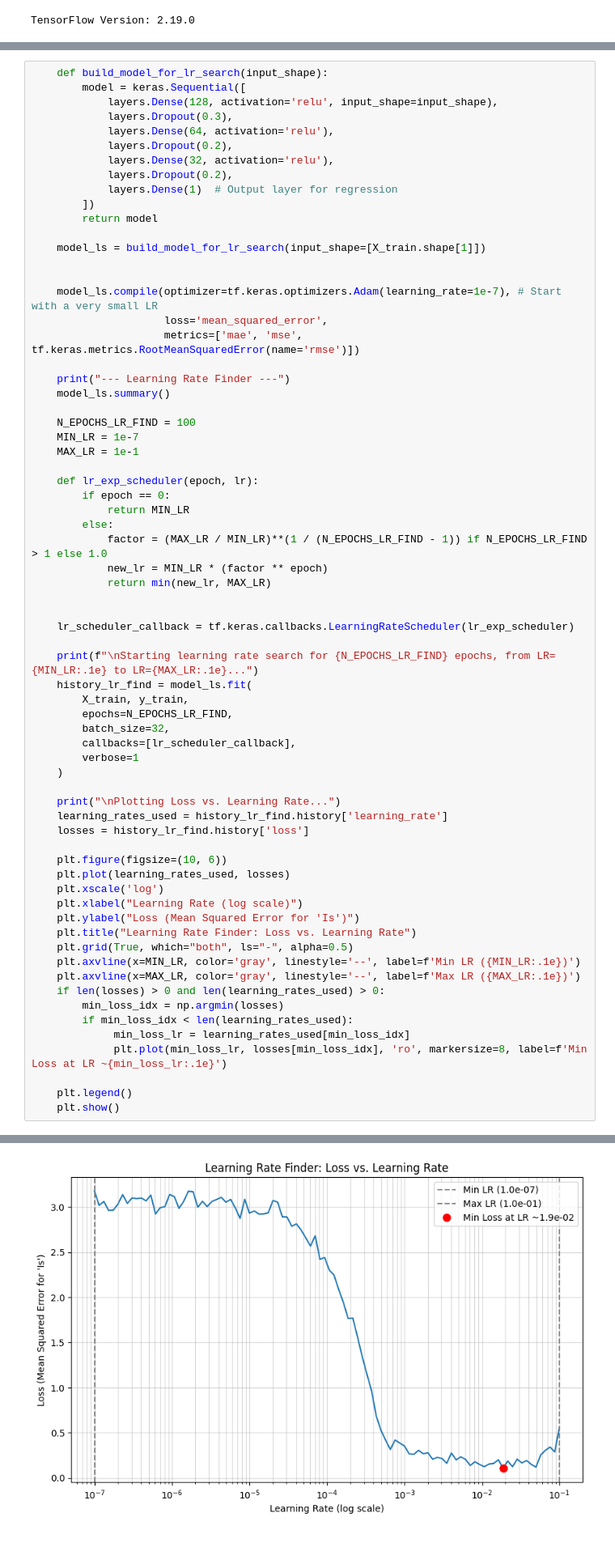
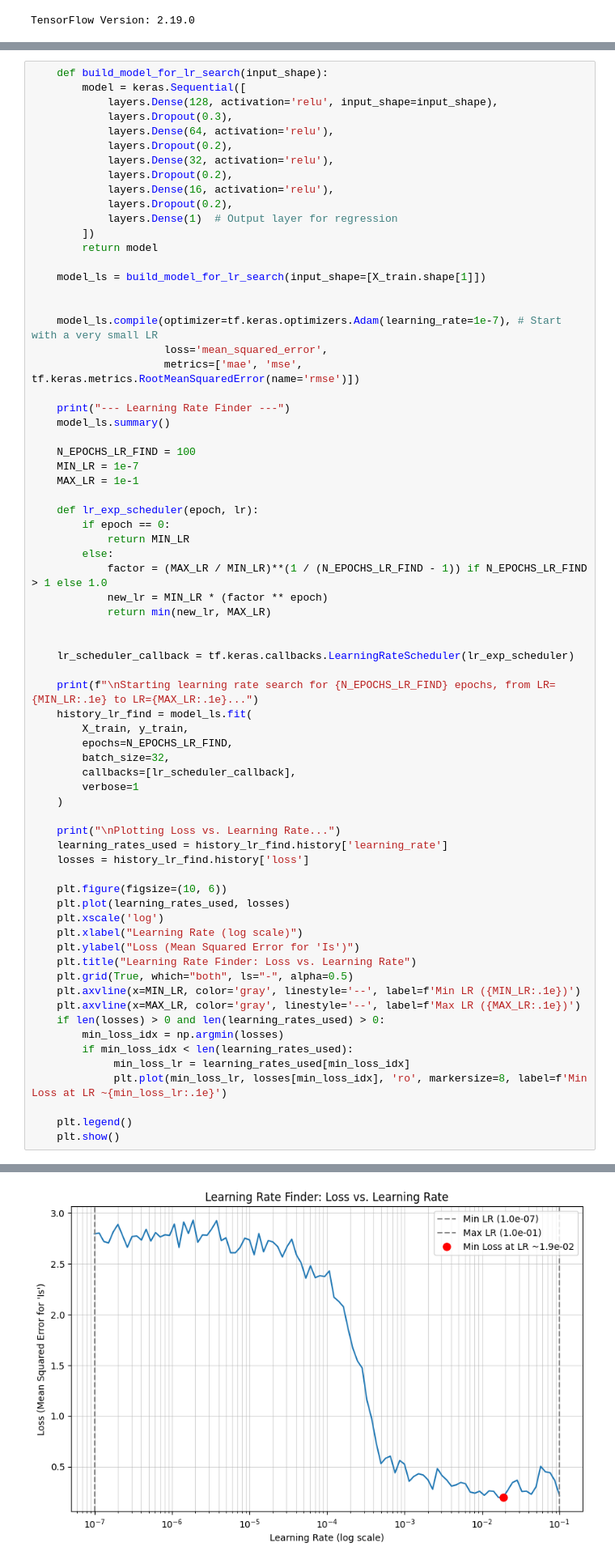
Before and after one commit to naaivvv/light_intensity_prediction_app, a Jupyter notebook: light_pollution_prediction_using_intensity_bayog.ipynb, the cells around one changed output, grey strips where cells are left out. Shown at 81% size. Cells and saved outputs as stored; diff of their text form.

```diff
--- a/light_pollution_prediction_using_intensity_bayog.ipynb
+++ b/light_pollution_prediction_using_intensity_bayog.ipynb
@@ -239,6 +239,8 @@ X_test shape: (27, 12), y_test shape: (27,) (y_test now contains 'Is' values)
             layers.Dense(64, activation='relu'),
             layers.Dropout(0.2),
             layers.Dense(32, activation='relu'),
+            layers.Dropout(0.2),
+            layers.Dense(16, activation='relu'),
             layers.Dropout(0.2),
             layers.Dense(1)  # Output layer for regression
         ])
@@ -340,6 +342,6 @@ Epoch 100/100
 
 Plotting Loss vs. Learning Rate...
-[figure, old version]
+[figure, new version]
 # %%
 if 'X_train' in locals() and X_train.shape[0] > 0 and X_train.shape[1] > 0:
     model = keras.Sequential([
```
Also changed, not shown: parts of 8 cells of this notebook, 4 other files.
